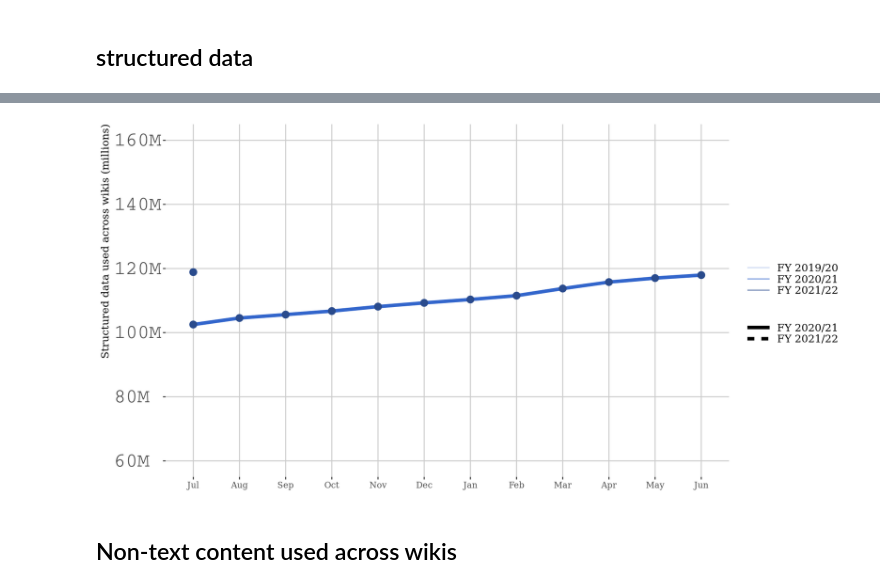
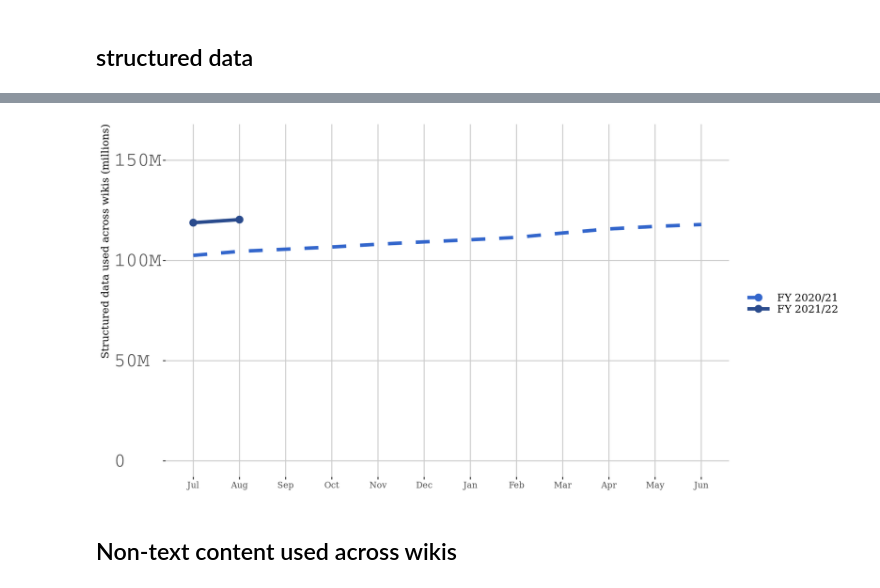
Before and after one commit to wikimedia-research/Platform-metrics, a Jupyter notebook: 03-visualizations.ipynb, the cells around one changed output, grey strips where cells are left out. Drawn from its saved outputs; the diff is of its cells as text; code cells hidden in the pictures.

```diff
--- a/03-visualizations.ipynb
+++ b/03-visualizations.ipynb
@@ -45,36 +78,49 @@ A data.frame: 6 × 5
 # %%
 options(repr.plot.width = 16, repr.plot.height = 8)
 
 p<- sd_fy %>%
     ggplot(aes(x = MonthN)) +
     geom_line(aes(x = MonthN, y = structured_data_used, group=fiscal_year, color = fiscal_year,size=fiscal_year,linetype = fiscal_year))+
-    geom_point(aes(x = MonthN, y = structured_data_used),size = 5,color ="#2a4b8d") +
-   # scale_linetype_manual(values=c("twodash", "dashed","solid")) +
+    geom_point(aes
+               (
+                   x = MonthN,
+                   y = structured_data_used,
+                   color = fiscal_year),
+               size = 5,
+               #color ="#2a4b8d"
+               data = filter(sd_fy, fiscal_year =="FY 2021/22")
+              ) +
+    scale_linetype_manual(values=c(#"FY 2019/20" = "twodash",
+                                    "FY 2020/21" = "dashed", "FY 2021/22" ="solid")) +
     scale_size_manual(values = c(2.5,2.5,2.5)) +
-    scale_color_manual(values = c("FY 2019/20"= "#b1c4eb", "FY 2020/21" = "#3366cc","FY 2021/22" = "#2a4b8d")) +
+    scale_color_manual(values = c(#"FY 2019/20"= "#b1c4eb",
+                                "FY 2020/21" = "#3366cc","FY 2021/22" = "#2a4b8d")) +
     scale_x_discrete("Month",
                       breaks = sd_fy$MonthN,
                      labels = sd_fy$Month) +
     scale_y_continuous("Structured data used across wikis (millions)",
                        labels = polloi::compress,
-                       limits = c(6E7,16E7)) +
+                       limits = c(0E7,16E7)) +
     ggthemes::theme_tufte(base_size = 16,base_family = "serif") +
+
+
      theme(axis.text.y=element_text( hjust = 0,size = 30,family="Courier"),
           axis.title.x=element_blank(),
           panel.grid = element_line("gray80"),
           plot.title = element_text(size = 20,hjust = 0,face= "bold"),
           axis.title=element_text(size=16,hjust = 1),
           legend.position = "right",
           panel.grid.minor.y = element_blank(),
           legend.title = element_blank(),
           legend.text =element_text( hjust = 0.5,size = 16),
           legend.key.width=unit(1.5,"cm"))
 
 
+
 #ggsave(filename="Pageviews_monthly_yoy2.png", plot = p, path = 'Figures', units = "in", dpi = 192, height = 6, width = 14, limitsize = FALSE)
 p
 # %% [output]
-[figure, old version]
+[figure, new version]
 # %% [markdown]
 ## Non-text content used across wikis
 # %%
```
Also changed, not shown: parts of 6 cells of this notebook, 1 other file.
